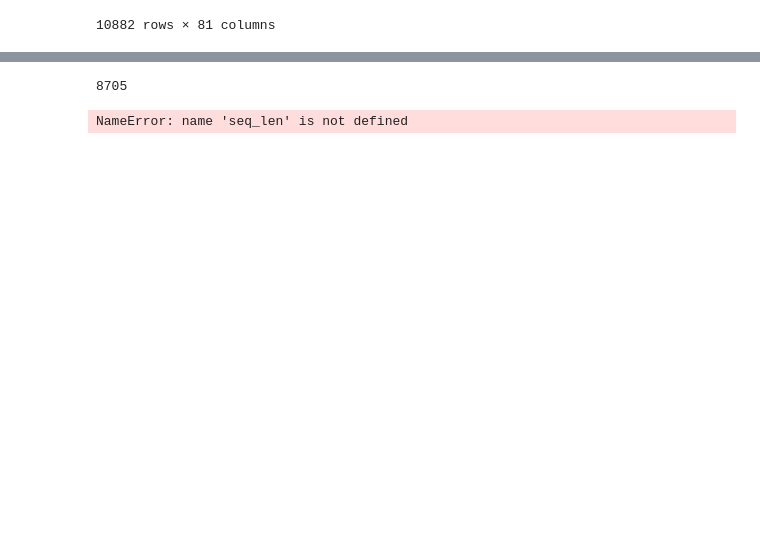
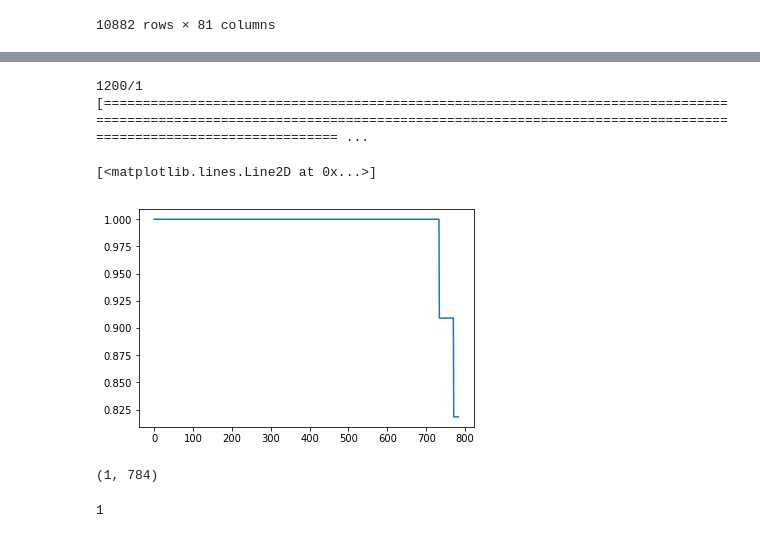
Before and after one commit to josealb/auto_can_re, a Jupyter notebook: can_learn.ipynb, the cells around one changed output, grey strips where cells are left out. Cells and saved outputs as stored; diff of their text form; code cells hidden in the pictures; blank space fills up the shorter version.

Commit message:
feat: added code to evaluate training results

```diff
--- a/can_learn.ipynb
+++ b/can_learn.ipynb
@@ -180,0 +180,37 @@ X_train, X_test, y_train, y_test = train_test_split(values, targets, test_size=0
+# %%
+test_loss, test_acc = model.evaluate(X_test, y_test)
+# %% [output]
+1200/1 [================================================================================================================================================================================================ ...
+# %%
+from random import randint
+
+#This function creates the dataset for training the net
+# It extracts snippets from the df dataframe above
+
+def extract_random_sample(df, sample_length):
+    x = np.zeros(sample_length)
+    # Randomly choose which signal to write from
+    signal_index = randint(0,df.shape[1]-1)
+    chunk = []
+    #print(signal_index)
+    starting_point = randint(0,df.shape[0]-sample_length)
+
+    for j in range(sample_length):
+        # Since signal is very long, only a snippet is taken
+        x[j] = df.iat[j+starting_point,signal_index]
+
+    return x
+
+
+x = extract_random_sample(df, 784)
+
+x=np.tile(x,(1,1))
+# %%
+plt.plot(x[0][:])
+# %% [output]
+[<matplotlib.lines.Line2D at 0x...>]
+[figure, added]
+# %%
+x.shape
+# %% [output]
+(1, 784)
@@ -181,11 +219,4 @@ X_train, X_test, y_train, y_test = train_test_split(values, targets, test_size=0
 # %%
-len(X_train)
+len(result)
 # %% [output]
-8705
+1
-# %%
-# FIXME: Prepare sequence somehow and adapt LSTM model to fit it
-model = Sequential()
-model.add(LSTM(256, input_shape=(seq_len, 4)))
-model.add(Dense(1, activation="sigmoid"))
-# %% [output]
-NameError: name 'seq_len' is not defined
```
Also changed, not shown: parts of 31 cells of this notebook.
